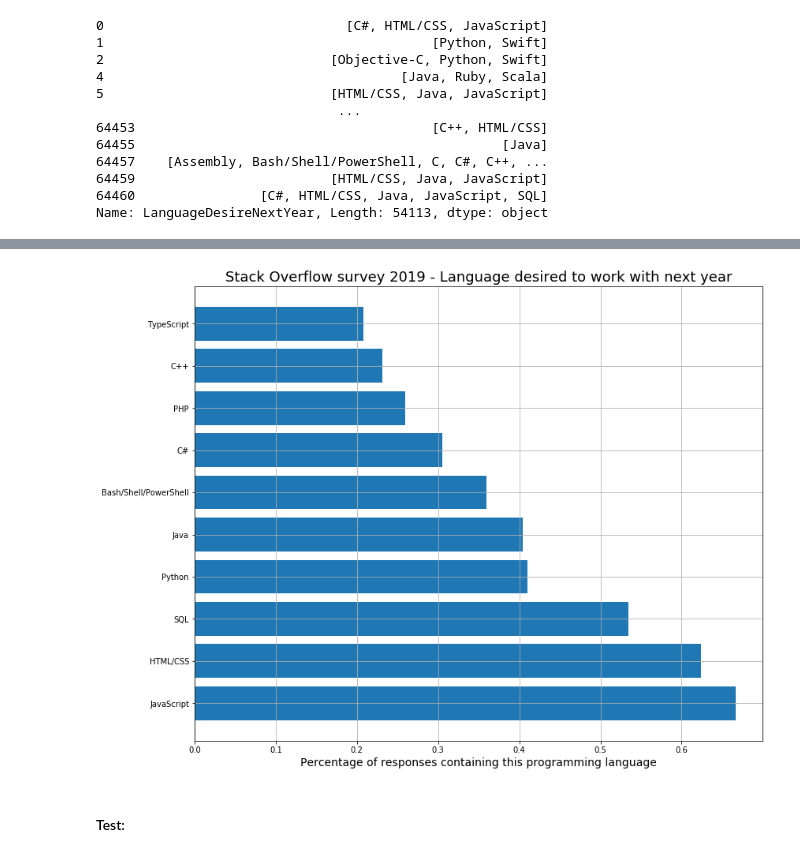
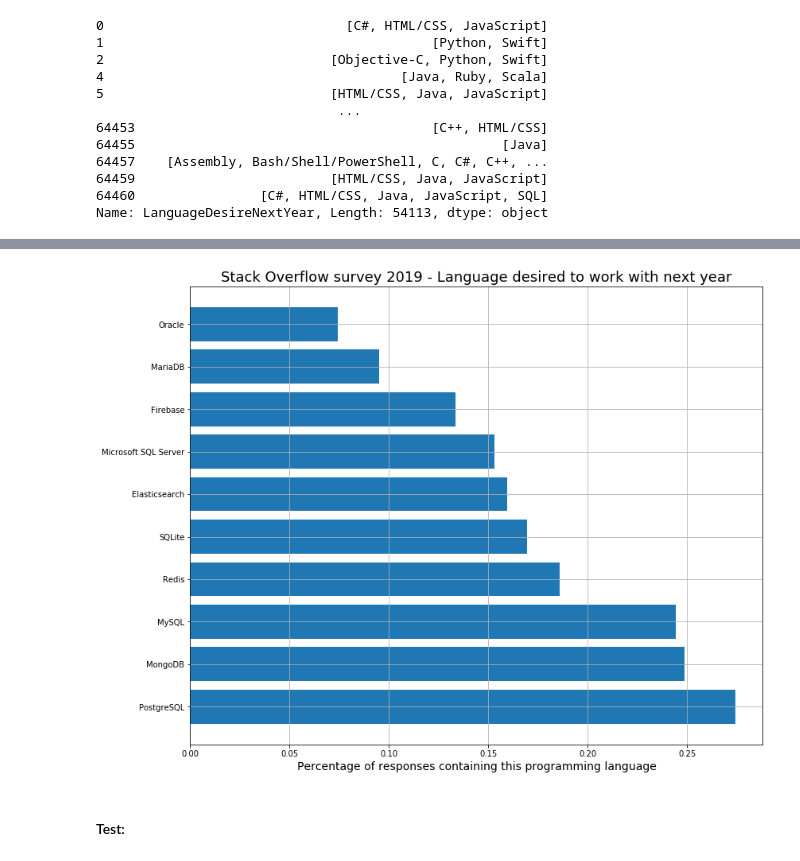
Before and after one commit to LeopoldWalther/StackOverflow_Survey, a Jupyter notebook: Survey_Analysis.ipynb, the cells around one changed output, grey strips where cells are left out. Drawn from its saved outputs; the diff is of its cells as text; code cells hidden in the pictures.

```diff
--- a/Survey_Analysis.ipynb
+++ b/Survey_Analysis.ipynb
@@ -515,9 +507,9 @@ def plot_language(df, cut, year, column_name, value):
 
     fig.savefig('./Output/'+column_name+'_percentage'+year+'.jpg', bbox_inches='tight')
 # %%
-plot_language(test, 10, '2019', 'LanguageWorkedWith', 'percentage')
+plot_language(database_desired_2020, 10, '2019', 'DatabaseDesireNextYear', 'DatabaseDesireNextYear_percentage')
 # %% [output]
-[figure, old version]
+[figure, new version]
 # %% [markdown]
 #### Test:
 # %% [markdown]
```
Also changed, not shown: parts of 9 cells of this notebook.
